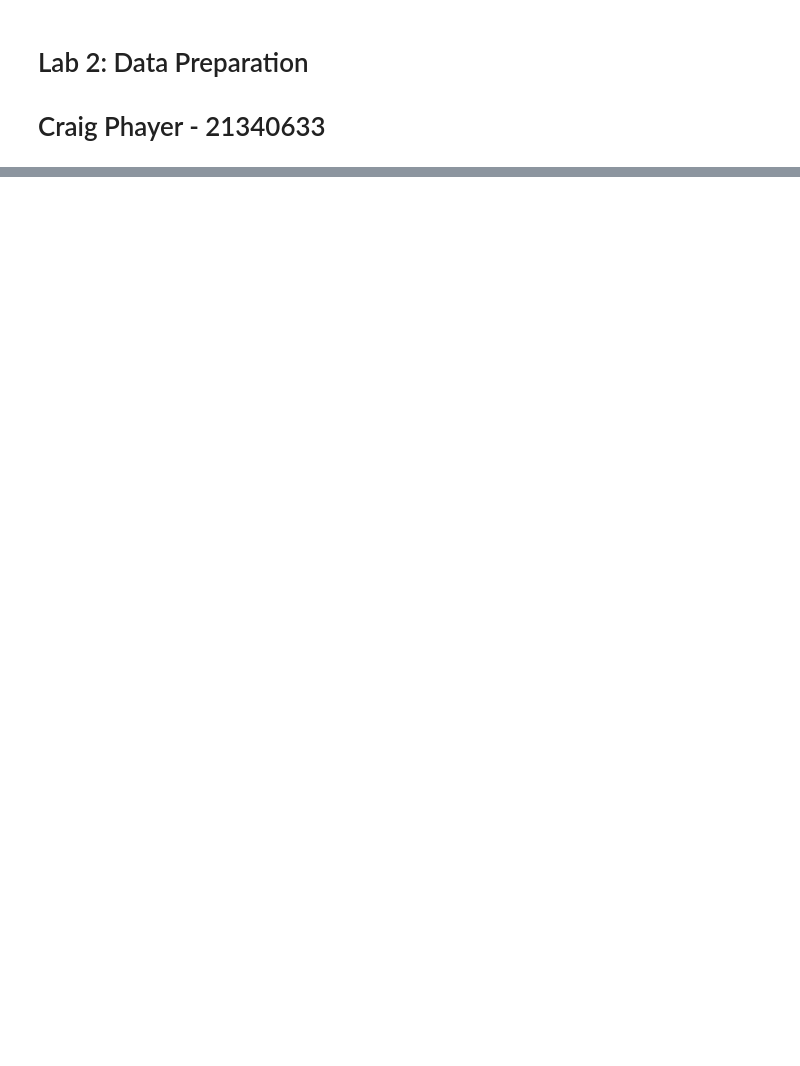
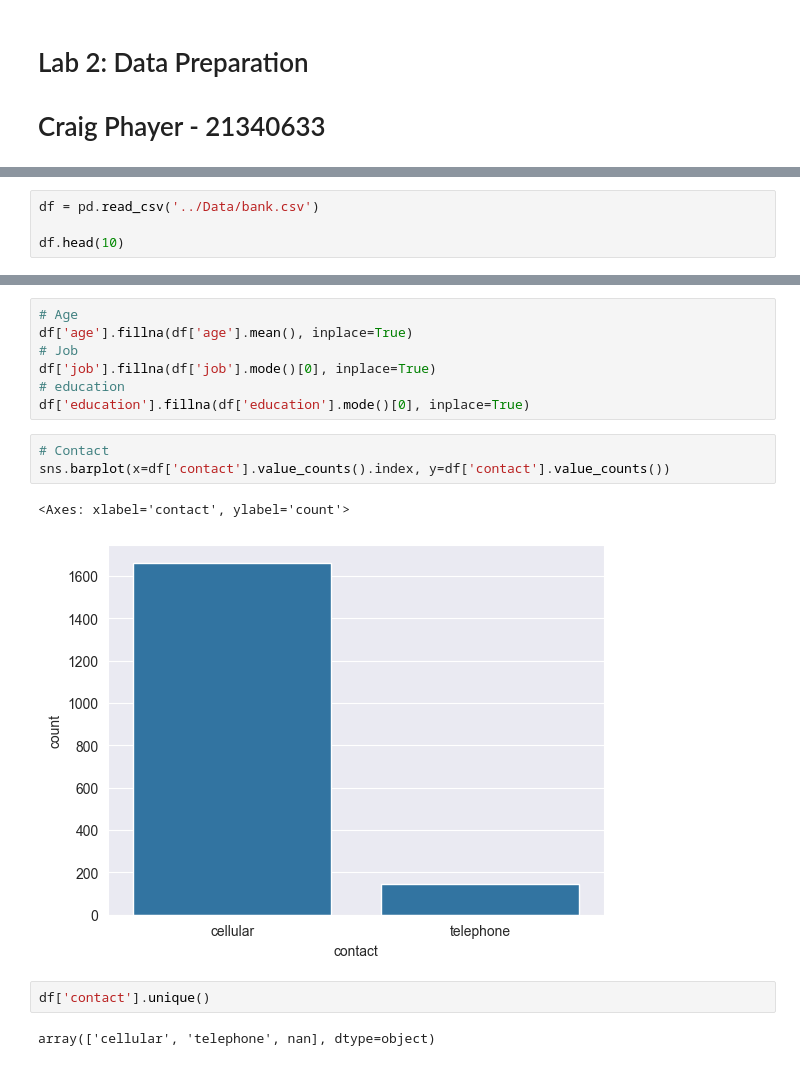
Before and after one commit to CraigPhayer/CS4168---DATA-MINING-LABS, a Jupyter notebook: Lab02/lab2.ipynb, the cells around one changed output, grey strips where cells are left out. Saved outputs shown, nothing was run; the diff lists cells and outputs as text; blank space fills up the shorter version.

Commit message:
Lab2: NaN values dealt with

```diff
--- a/Lab02/lab2.ipynb
+++ b/Lab02/lab2.ipynb
@@ -34,0 +47,4 @@ In the end, save the prepared dataset as a CSV file on your hard disk.
+# %%
+df = pd.read_csv('../Data/bank.csv')
+
+df.head(10)
@@ -34,0 +111,17 @@ In the end, save the prepared dataset as a CSV file on your hard disk.
+# %%
+# Age
+df['age'].fillna(df['age'].mean(), inplace=True)
+# Job
+df['job'].fillna(df['job'].mode()[0], inplace=True)
+# education
+df['education'].fillna(df['education'].mode()[0], inplace=True)
+# %%
+# Contact
+sns.barplot(x=df['contact'].value_counts().index, y=df['contact'].value_counts())
+# %% [output]
+<Axes: xlabel='contact', ylabel='count'>
+[figure, added]
+# %%
+df['contact'].unique()
+# %% [output]
+array(['cellular', 'telephone', nan], dtype=object)
```
Also changed, not shown: parts of 22 cells of this notebook, 1 other file.
